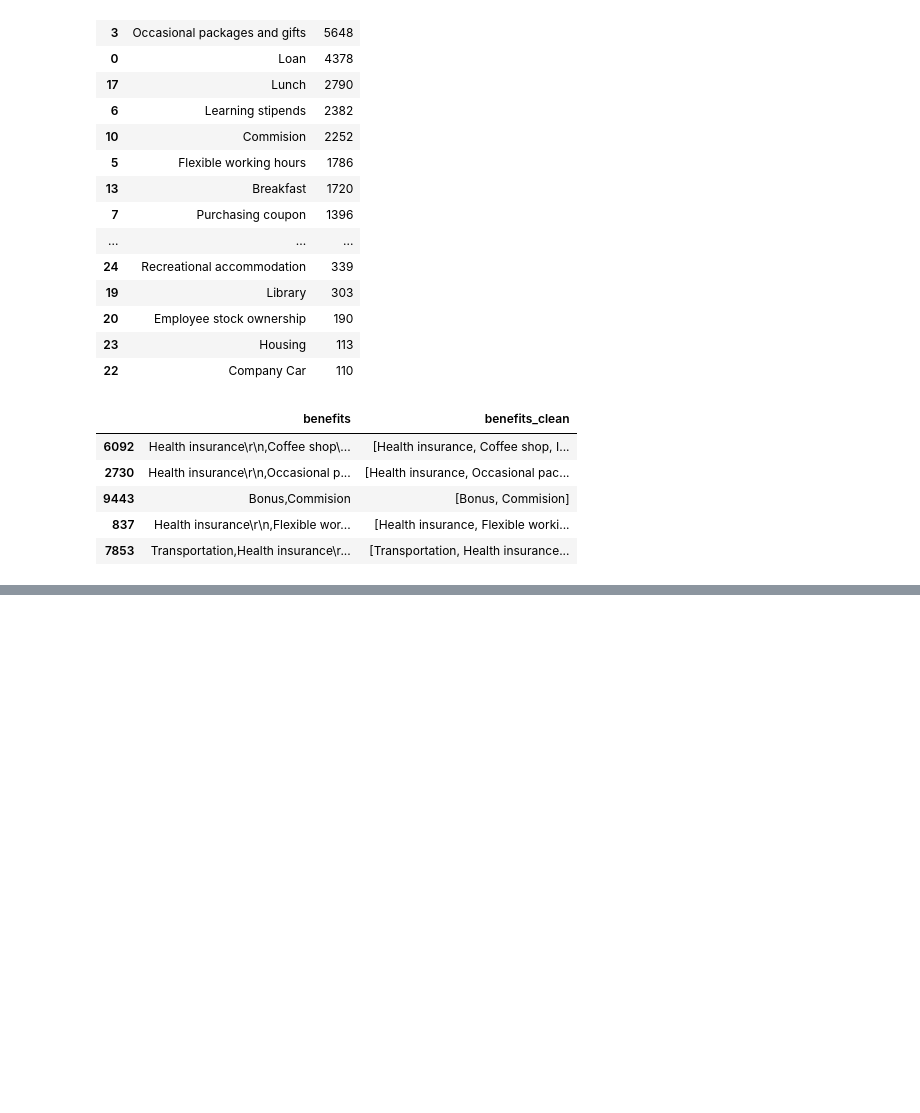
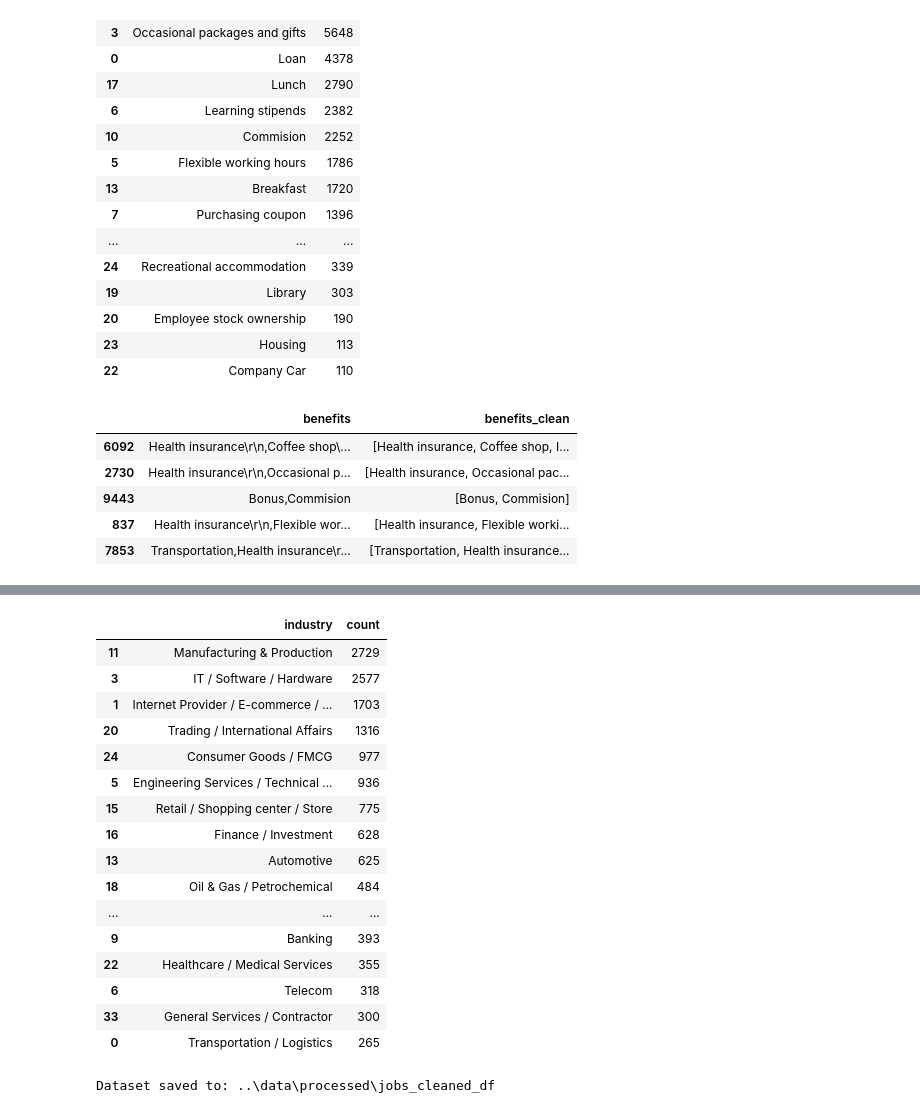
Before and after one commit to Behniash/Iran-Job-Market-Analysis, a Jupyter notebook: notebooks/03_Data Cleaning.ipynb, the cells around one changed output, grey strips where cells are left out. Cells and saved outputs as stored; diff of their text form; code cells hidden in the pictures; blank space fills up the shorter version.

```diff
--- a/notebooks/03_Data Cleaning.ipynb
+++ b/notebooks/03_Data Cleaning.ipynb
@@ -791,0 +829,10 @@ df[["benefits", "benefits_clean"]].dropna().sample(5,random_state=42)
+# %%
+def clean_industries(industries):
+    """
+    Convert raw industries string into a clean list.
+    """
+    if pd.isna(industries):
+        return []
+    return [industry.strip() for industry in industries.split(",") if industry.strip()]
+
+df["industries_clean"] = df["industries"].apply(clean_industries)
@@ -791,0 +848,35 @@ df[["benefits", "benefits_clean"]].dropna().sample(5,random_state=42)
+# %%
+industry_counter = Counter()
+
+for industries in df["industries_clean"]:
+    industry_counter.update(industries)
+
+industry_frequency = (
+    pd.DataFrame(industry_counter.items(), columns=["industry", "count"]).sort_values("count", ascending=False))
+industry_frequency[:20]
+# %% [output]
+|  | industry | count |
+| 11 | Manufacturing & Production | 2729 |
+| 3 | IT / Software / Hardware | 2577 |
+| 1 | Internet Provider / E-commerce / ... | 1703 |
+| 20 | Trading / International Affairs | 1316 |
+| 24 | Consumer Goods / FMCG | 977 |
+| 5 | Engineering Services / Technical ... | 936 |
+| 15 | Retail / Shopping center / Store | 775 |
+| 16 | Finance / Investment | 628 |
+| 13 | Automotive | 625 |
+| 18 | Oil & Gas / Petrochemical | 484 |
+| ... | ... | ... |
+| 9 | Banking | 393 |
+| 22 | Healthcare / Medical Services | 355 |
+| 6 | Telecom | 318 |
+| 33 | General Services / Contractor | 300 |
+| 0 | Transportation / Logistics | 265 |
+# %%
+OUTPUT_DIR = Path("../data/processed")
+OUTPUT_DIR.mkdir(parents=True, exist_ok=True)
+output_path = OUTPUT_DIR / "jobs_cleaned_df"
+df.to_csv(OUTPUT_DIR / "jobs_cleaned_df.csv", index=False, encoding="utf-8-sig")
+print(f"Dataset saved to: {output_path}")
+# %% [output]
+Dataset saved to: ..\data\processed\jobs_cleaned_df
```
Also changed, not shown: parts of 4 cells of this notebook.
